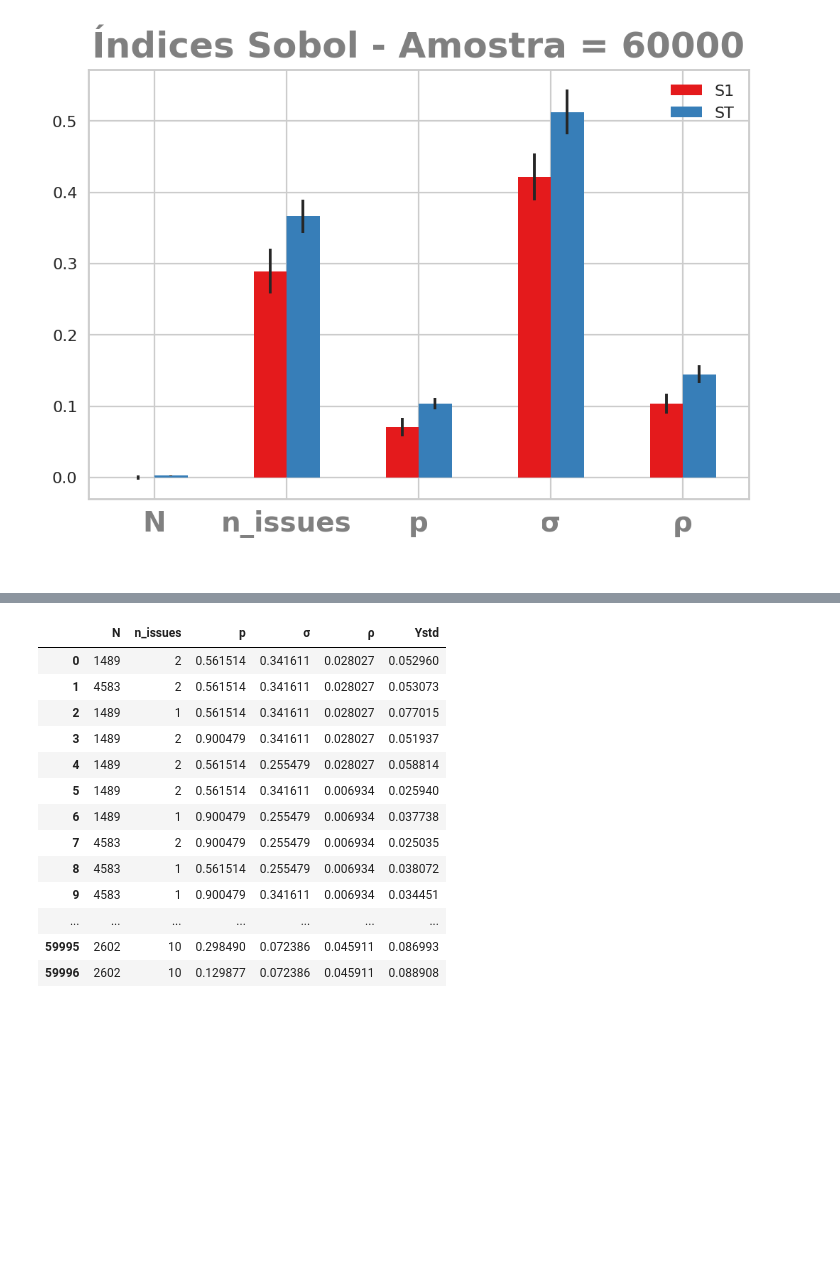
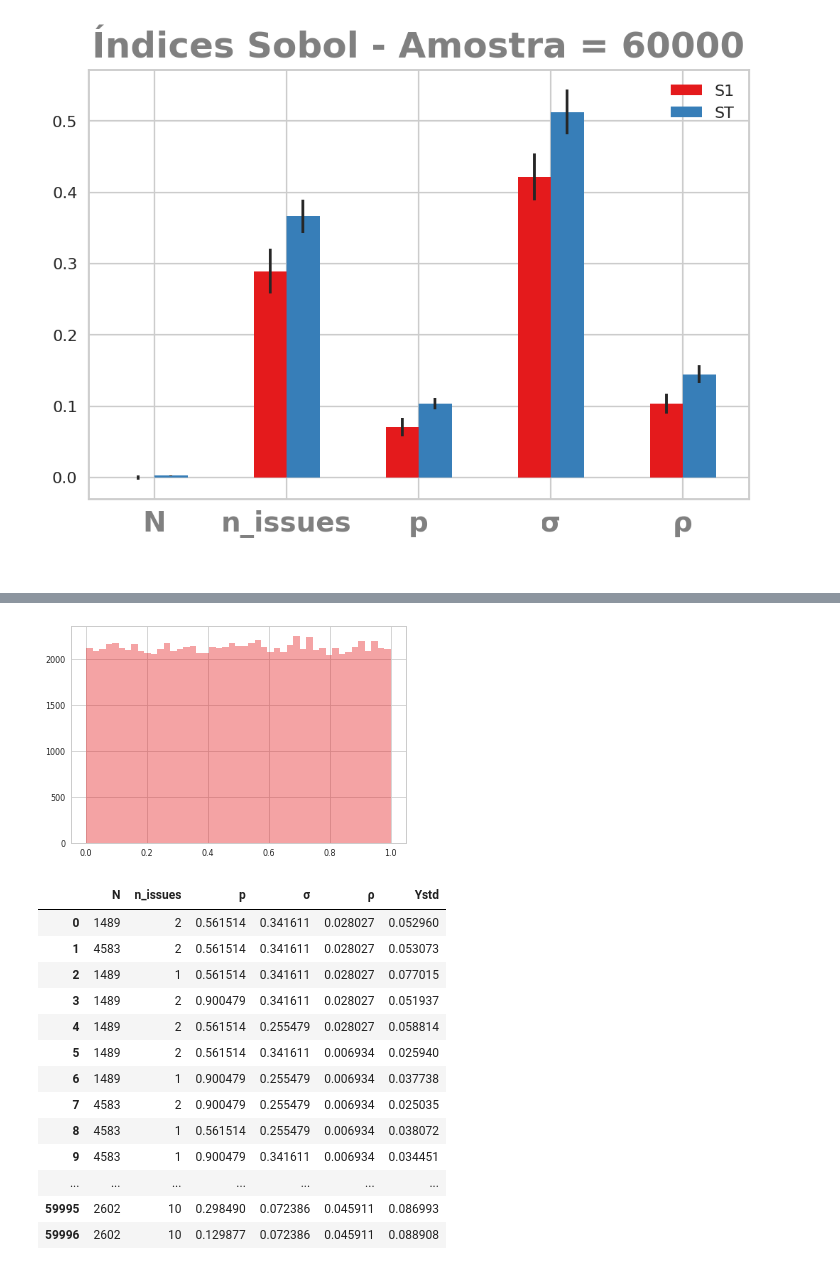
Before and after one commit to marcelovmaciel/Projeto, a Jupyter notebook: simulation-analysis/saltelliplots.ipynb, the cells around one changed output, grey strips where cells are left out. Cells and saved outputs as stored; diff of their text form; code cells hidden in the pictures; blank space fills up the shorter version.

```diff
--- a/simulation-analysis/saltelliplots.ipynb
+++ b/simulation-analysis/saltelliplots.ipynb
@@ -91,3 +57,9 @@ mutodf = pd.read_csv("data/muto5000paramsandresults.csv")
+# %%
+x = np.random.uniform(size=100000)
+sns.distplot(x, kde = False);
+plt.show()
+# %% [output]
+[figure, added]
 # %%
 mutodf
 # %% [output]
```
Also changed, not shown: parts of 23 cells of this notebook, 4 other files.
